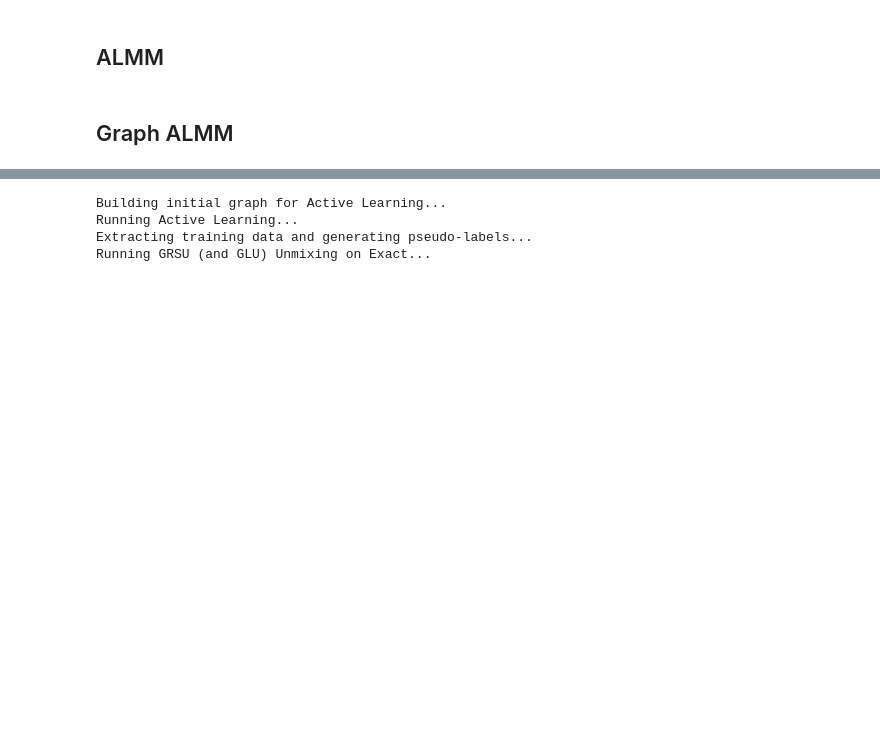
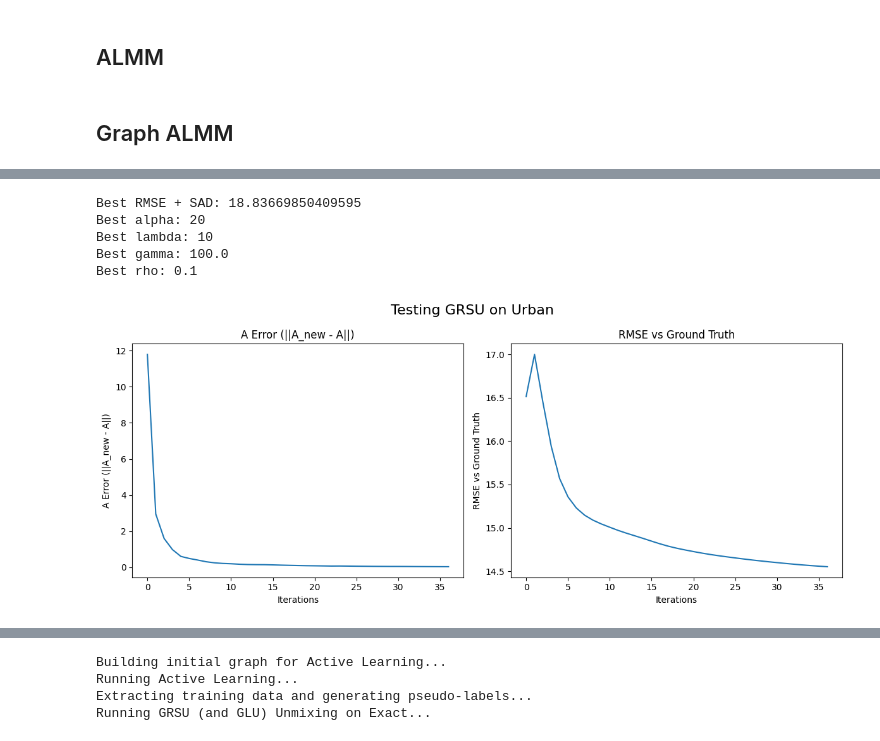
Before and after one commit to mtyler1059/Nearly-Blind-Hyperspectral-Unmixing, a Jupyter notebook: plot_testing.ipynb, the cells around one changed output, grey strips where cells are left out. Cells and saved outputs as stored; diff of their text form; code cells hidden in the pictures; blank space fills up the shorter version.

```diff
--- a/plot_testing.ipynb
+++ b/plot_testing.ipynb
@@ -825,0 +978,34 @@ Shape of X: (1050, 1000)
+# %%
+# Runs parameter testing on GRSU / GLU using given parameter grid and returns information based on run with best params
+# TODO needs testing (looks like it works, just runs slow)
+
+def best_param_grsu_glu(X, S, A, samples, iters_param, iters_final, m_0, print_bool = True, OH_labels = True, GRSU_bool = True, A_error = False, RMSE_plot = False, title_0 = ""):
+
+    # Set up grid
+    alpha_vals = np.array([10, 20, 50, 100])
+    lam_vals = np.sort(np.concatenate([10**np.arange(4), 5 * 10**np.arange(4)]))
+    gamma_vals = 10.0 ** np.arange(-2, 3)
+    rho_vals = 10.0 ** np.arange(-2, 3)
+
+
+    best_params = parameter_testing(X = X, A_gt = A, S_gt = S, N = samples, iters = iters_param,
+                                    alpha = alpha_vals, lam = lam_vals, gamma = gamma_vals, rho = rho_vals, m_0 = m_0,
+                                    print_bool = print_bool, GRSU_bool = GRSU_bool, OH_labels = OH_labels)
+
+    # Save best params
+    alpha_0 = best_params[0]
+    lam_0 = best_params[1]
+    gamma_0 = best_params[2]
+    rho_0 = best_params[3]
+
+    # Run algorithm on chosen parameters
+    A_f, S_f, A_rmse, S_sad = run_unmixing_pipeline_example(X = X, A_gt = A, S_gt = S, N = samples, iters = iters_final,
+                                                                                                    alpha = alpha_0, lam = lam_0, gamma = gamma_0, rho = rho_0, m_0 = m_0,
+                                                                                                    print_bool = print_bool, OH_labels = OH_labels, GRSU_bool = GRSU_bool,
+                                                                                                    A_error = A_error, RMSE_plot = RMSE_plot, title_0 = title_0)
+
+
+    return A_f, S_f, A_rmse, S_sad
+# %%
+X_0, S_0, A_0 = load_data(name = 'processed_data/processed_data/urban/urban_processed_data.npy', typename = 'HSI', sample = True)
+print(X_0.shape)
@@ -825,0 +1023,13 @@ Shape of X: (1050, 1000)
+# %%
+samples = 2500
+iters_p = 20
+iters_f = 50
+m_0 = 4
+A_s, S_s, A_rmse_s, S_sad_rmse = best_param_grsu_glu(X = X_0, S = S_0, A = A_0, samples = samples, iters_param = iters_p, iters_final = iters_f, m_0 = m_0, print_bool = False, OH_labels = True, GRSU_bool = True, A_error = True, RMSE_plot = True, title_0 = "Testing GRSU on Urban")
+# %% [output]
+Best RMSE + SAD: 18.83669850409595
+Best alpha: 20
+Best lambda: 10
+Best gamma: 100.0
+Best rho: 0.1
+[figure, added]
```
Also changed, not shown: parts of 24 cells of this notebook, 1 other file.
